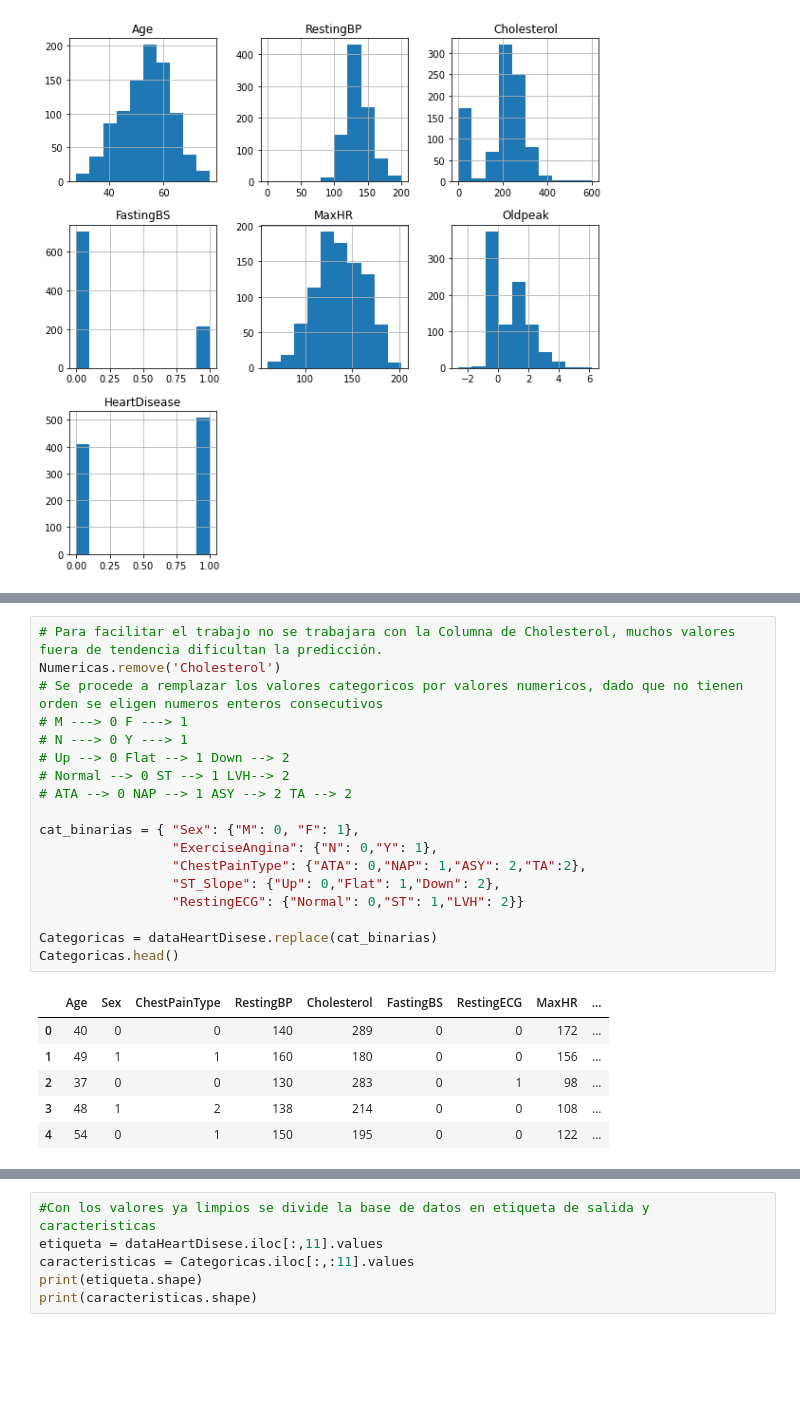
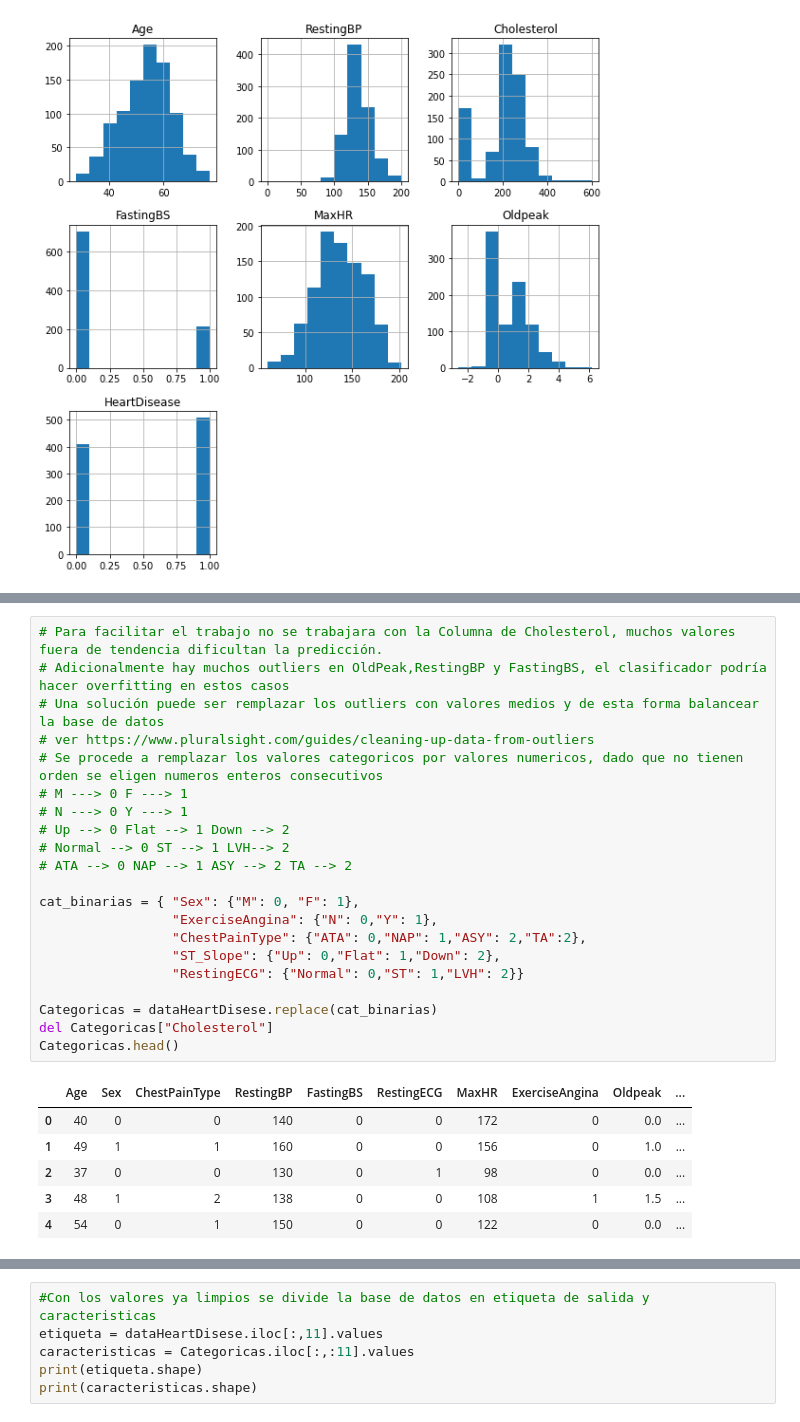
Before and after one commit to jessicacastillo16/Proyecto_Final_IA, a Jupyter notebook: Proyecto_IA.ipynb, the cells around one changed output, grey strips where cells are left out. Saved outputs shown, nothing was run; the diff lists cells and outputs as text; blank space fills up the shorter version.

```diff
--- a/Proyecto_IA.ipynb
+++ b/Proyecto_IA.ipynb
@@ -68,25 +74,28 @@ plt.show()
 # %%
 # Para facilitar el trabajo no se trabajara con la Columna de Cholesterol, muchos valores fuera de tendencia dificultan la predicción.
-Numericas.remove('Cholesterol')
+# Adicionalmente hay muchos outliers en OldPeak,RestingBP y FastingBS, el clasificador podría hacer overfitting en estos casos
+# Una solución puede ser remplazar los outliers con valores medios y de esta forma balancear la base de datos
+# ver https://www.pluralsight.com/guides/cleaning-up-data-from-outliers
 # Se procede a remplazar los valores categoricos por valores numericos, dado que no tienen orden se eligen numeros enteros consecutivos
 # M ---> 0 F ---> 1
 # N ---> 0 Y ---> 1
 # Up --> 0 Flat --> 1 Down --> 2
 # Normal --> 0 ST --> 1 LVH--> 2
 # ATA --> 0 NAP --> 1 ASY --> 2 TA --> 2
 
 cat_binarias = { "Sex": {"M": 0, "F": 1},
                  "ExerciseAngina": {"N": 0,"Y": 1},
                  "ChestPainType": {"ATA": 0,"NAP": 1,"ASY": 2,"TA":2},
                  "ST_Slope": {"Up": 0,"Flat": 1,"Down": 2},
                  "RestingECG": {"Normal": 0,"ST": 1,"LVH": 2}}
 
 Categoricas = dataHeartDisese.replace(cat_binarias)
+del Categoricas["Cholesterol"]
 Categoricas.head()
 # %% [output]
-|  | Age | Sex | ChestPainType | RestingBP | Cholesterol | FastingBS | RestingECG | MaxHR | ... |
-| 0 | 40 | 0 | 0 | 140 | 289 | 0 | 0 | 172 | ... |
-| 1 | 49 | 1 | 1 | 160 | 180 | 0 | 0 | 156 | ... |
-| 2 | 37 | 0 | 0 | 130 | 283 | 0 | 1 | 98 | ... |
-| 3 | 48 | 1 | 2 | 138 | 214 | 0 | 0 | 108 | ... |
-| 4 | 54 | 0 | 1 | 150 | 195 | 0 | 0 | 122 | ... |
+|  | Age | Sex | ChestPainType | RestingBP | FastingBS | RestingECG | MaxHR | ExerciseAngina | Oldpeak | ... |
+| 0 | 40 | 0 | 0 | 140 | 0 | 0 | 172 | 0 | 0.0 | ... |
+| 1 | 49 | 1 | 1 | 160 | 0 | 0 | 156 | 0 | 1.0 | ... |
+| 2 | 37 | 0 | 0 | 130 | 0 | 1 | 98 | 0 | 0.0 | ... |
+| 3 | 48 | 1 | 2 | 138 | 0 | 0 | 108 | 1 | 1.5 | ... |
+| 4 | 54 | 0 | 1 | 150 | 0 | 0 | 122 | 0 | 0.0 | ... |
```
Also changed, not shown: parts of 14 cells of this notebook, 11 other files.
